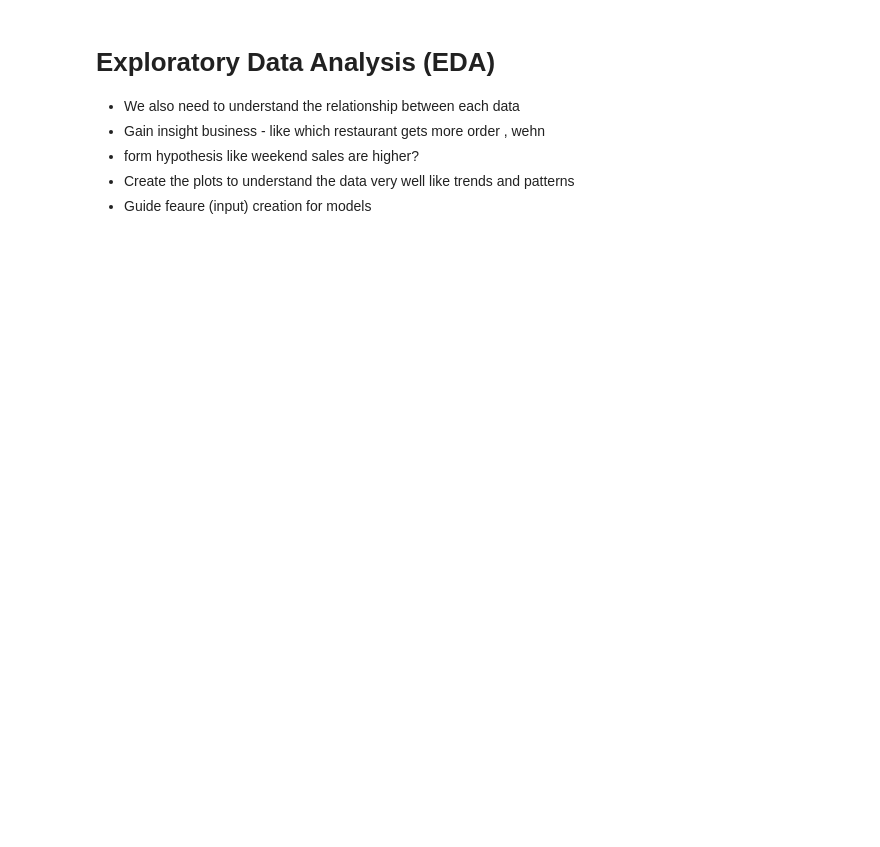
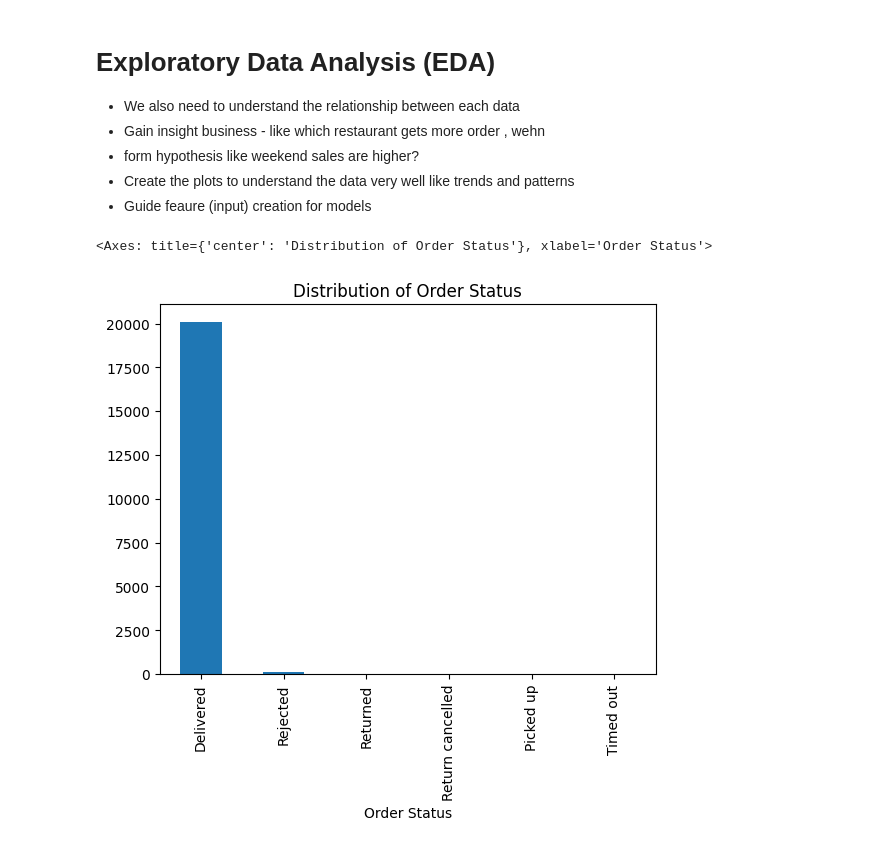
Before and after one commit to GowthamGirithar/machine-learning-exercises, a Jupyter notebook: ml_exercise_01.ipynb, the cells around one changed output. Drawn from its saved outputs; the diff is of its cells as text; code cells hidden in the pictures; blank space fills up the shorter version.

```diff
--- a/ml_exercise_01.ipynb
+++ b/ml_exercise_01.ipynb
@@ -425,3 +425,10 @@ First 5 rows of the cleaned dataset:
 - form hypothesis like weekend sales are higher?
 - Create the plots to understand the data very well like trends and patterns
 - Guide feaure (input) creation for models
+# %%
+# distribution of order status
+# value_counts() - count each group
+orders_dataset_no_outliners['Order Status'].value_counts().plot.bar(title='Distribution of Order Status' )
+# %% [output]
+<Axes: title={'center': 'Distribution of Order Status'}, xlabel='Order Status'>
+[figure, added]
```
Also changed, not shown: parts of 17 cells of this notebook.
